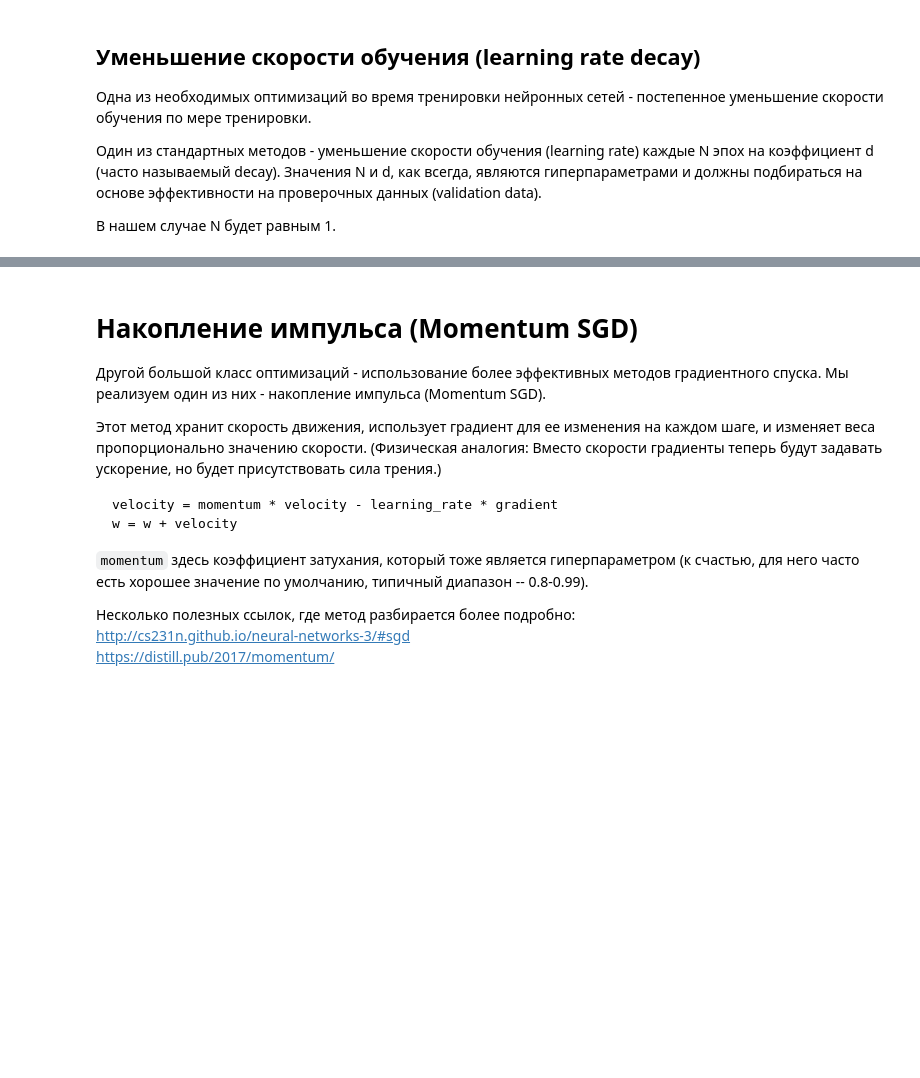
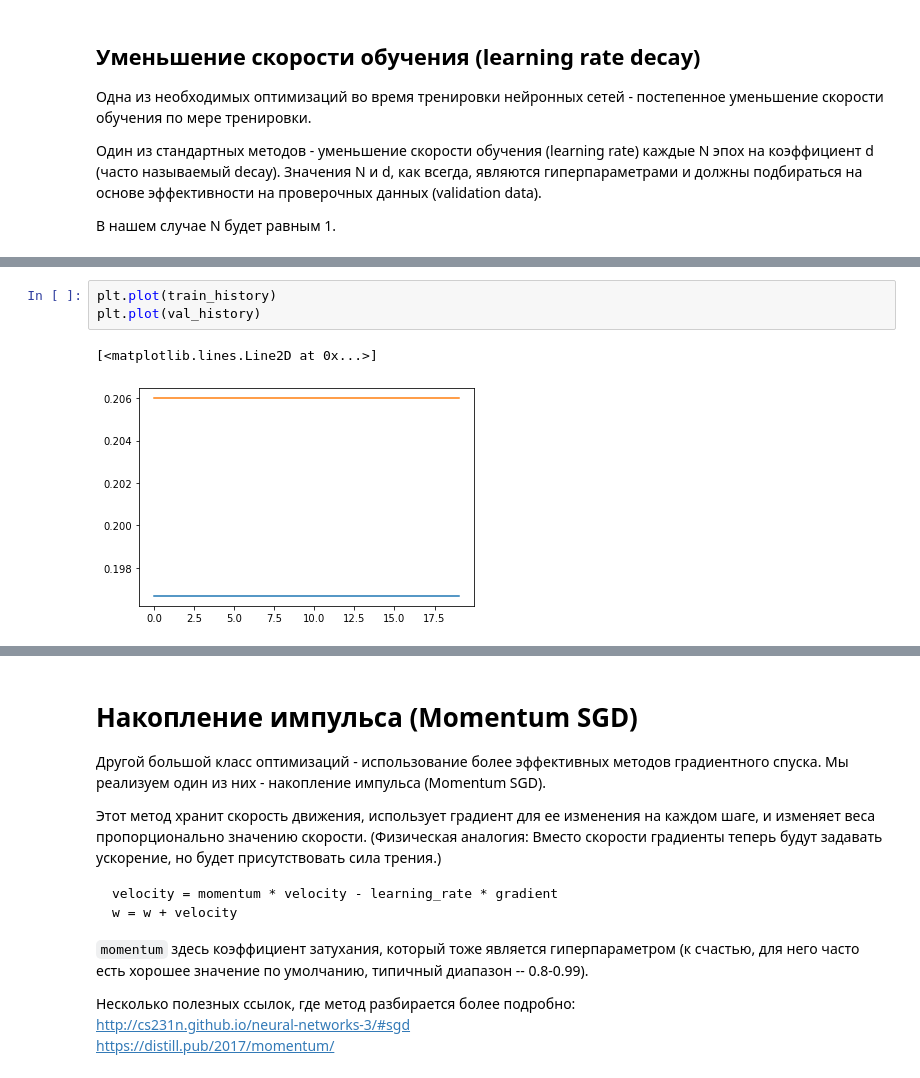
Before and after one commit to nidemidovich/to_the_moon, a Jupyter notebook: dlcourse/assignment2/Neural Network.ipynb, the cells around one changed output, grey strips where cells are left out. Cells and saved outputs as stored; diff of their text form; blank space fills up the shorter version.

Commit message:
Added training for NN.

```diff
--- a/dlcourse/assignment2/Neural Network.ipynb
+++ b/dlcourse/assignment2/Neural Network.ipynb
@@ -173,0 +224,6 @@ assert trainer.learning_rate > 0.5*initial_learning_rate, "Learning rate shouldn
+# %%
+plt.plot(train_history)
+plt.plot(val_history)
+# %% [output]
+[<matplotlib.lines.Line2D at 0x...>]
+[figure, added]
```
Also changed, not shown: parts of 12 cells of this notebook, 2 other files.
